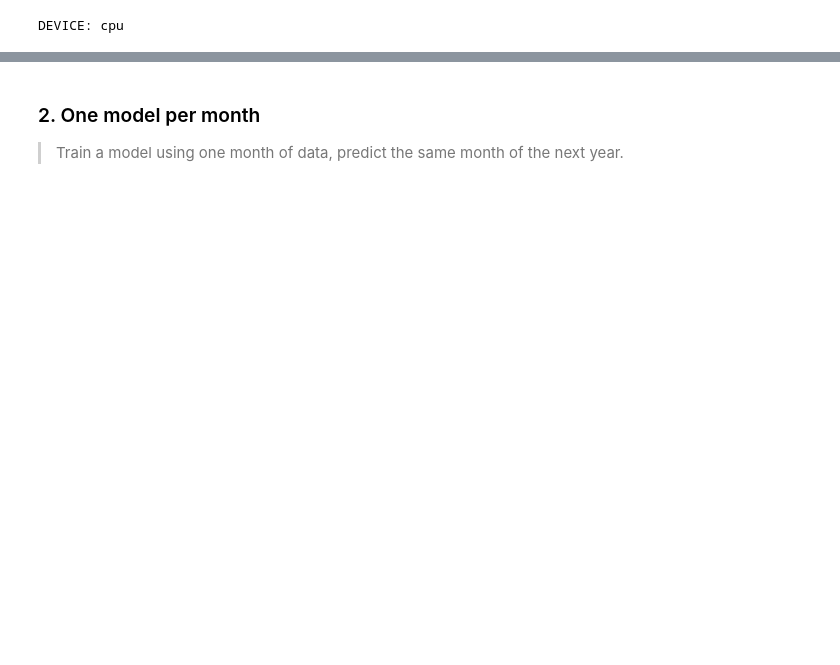
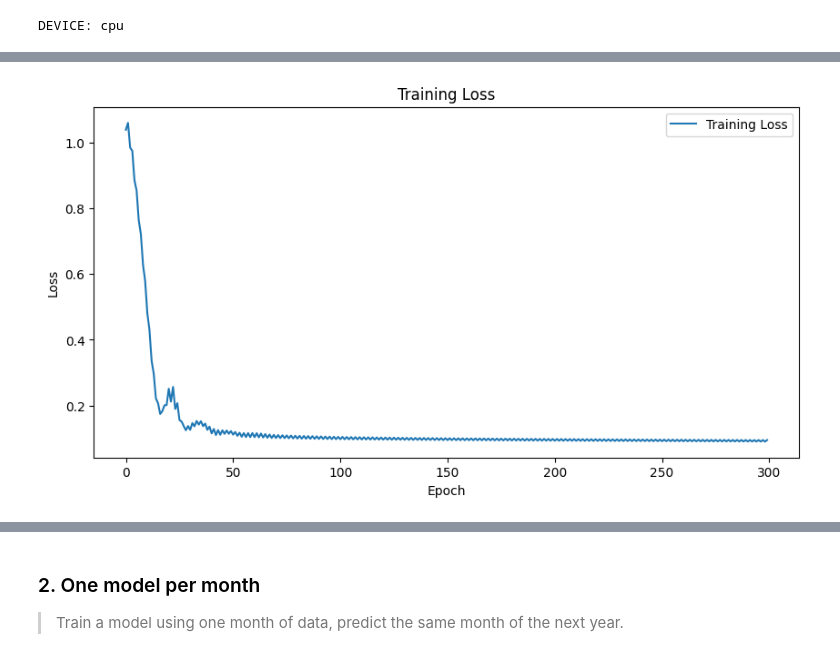
Before and after one commit to TristanCarruzzo/Synthetic_PV_Profiles_FL, a Jupyter notebook: samples/PV_generation/Tristan.ipynb, the cells around one changed output, grey strips where cells are left out. Cells and saved outputs as stored; diff of their text form; code cells hidden in the pictures; blank space fills up the shorter version.

```diff
--- a/samples/PV_generation/Tristan.ipynb
+++ b/samples/PV_generation/Tristan.ipynb
@@ -353,0 +263,10 @@ for ind, month in enumerate(selected_months):
+# %%
+plt.figure(figsize=(10, 5))
+plt.plot(df[df.lr==best_params[0]][df.weight_decay==best_params[1]]['training_loss'].values[0], label='Training Loss')
+plt.title('Training Loss')
+plt.xlabel('Epoch')
+plt.ylabel('Loss')
+plt.legend()
+plt.show()
+# %% [output]
+[figure, added]
```
Also changed, not shown: parts of 101 cells of this notebook, 5 other files.
